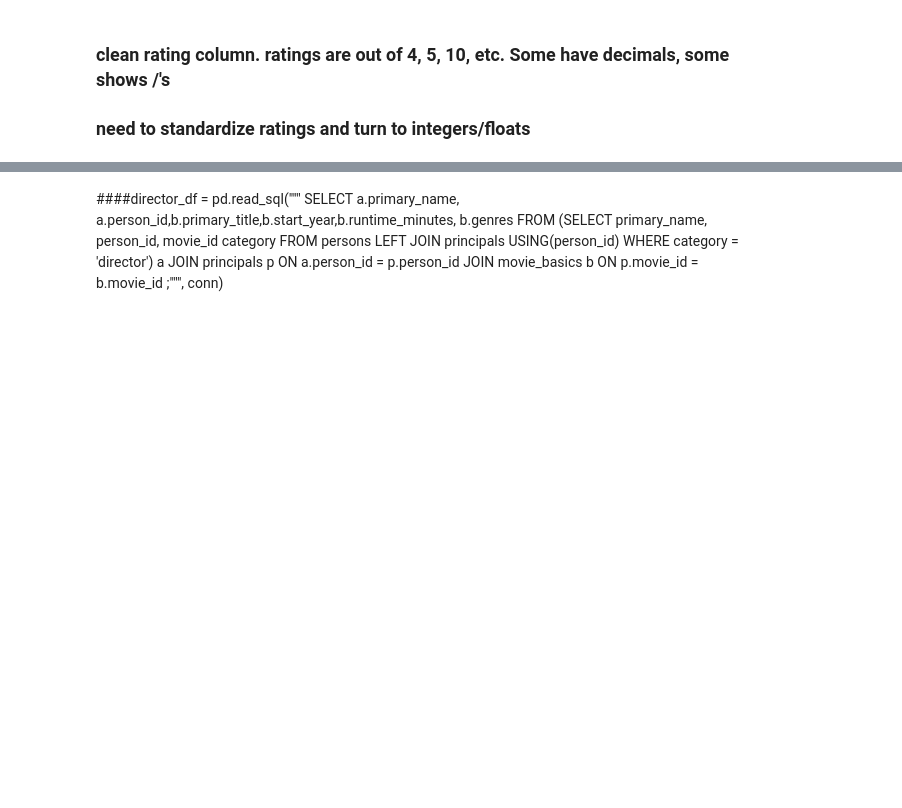
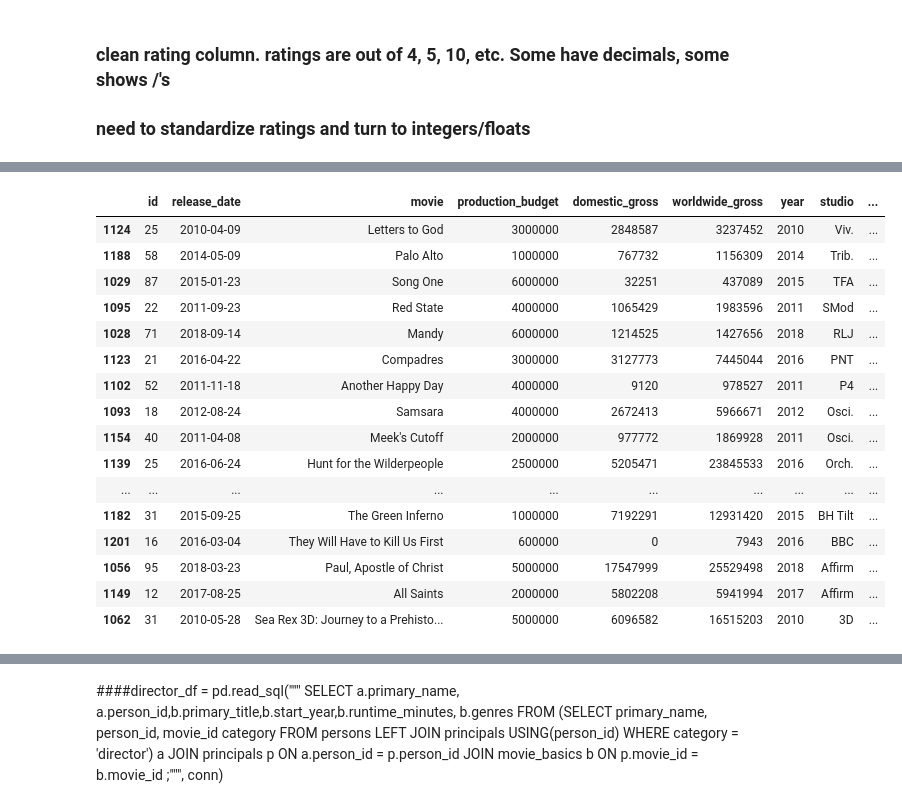
Before and after one commit to ndsecond/capstone-pod-7, a Jupyter notebook: notebooks/prince-dir/prince.ipynb, the cells around one changed output, grey strips where cells are left out. Drawn from its saved outputs; the diff is of its cells as text; code cells hidden in the pictures; blank space fills up the shorter version.

```diff
--- a/notebooks/prince-dir/prince.ipynb
+++ b/notebooks/prince-dir/prince.ipynb
@@ -67,2 +148,0 @@ bom_budgets
-# %%
-bom_budgets['net'] = bom_budgets['worldwide_gross'] - bom_budgets['domestic_gross']
@@ -138,0 +174,20 @@ pandas
+# %%
+low_cost_studios
+# %% [output]
+|  | id | release_date | movie | production_budget | domestic_gross | worldwide_gross | year | studio | ... |
+| 1124 | 25 | 2010-04-09 | Letters to God | 3000000 | 2848587 | 3237452 | 2010 | Viv. | ... |
+| 1188 | 58 | 2014-05-09 | Palo Alto | 1000000 | 767732 | 1156309 | 2014 | Trib. | ... |
+| 1029 | 87 | 2015-01-23 | Song One | 6000000 | 32251 | 437089 | 2015 | TFA | ... |
+| 1095 | 22 | 2011-09-23 | Red State | 4000000 | 1065429 | 1983596 | 2011 | SMod | ... |
+| 1028 | 71 | 2018-09-14 | Mandy | 6000000 | 1214525 | 1427656 | 2018 | RLJ | ... |
+| 1123 | 21 | 2016-04-22 | Compadres | 3000000 | 3127773 | 7445044 | 2016 | PNT | ... |
+| 1102 | 52 | 2011-11-18 | Another Happy Day | 4000000 | 9120 | 978527 | 2011 | P4 | ... |
+| 1093 | 18 | 2012-08-24 | Samsara | 4000000 | 2672413 | 5966671 | 2012 | Osci. | ... |
+| 1154 | 40 | 2011-04-08 | Meek's Cutoff | 2000000 | 977772 | 1869928 | 2011 | Osci. | ... |
+| 1139 | 25 | 2016-06-24 | Hunt for the Wilderpeople | 2500000 | 5205471 | 23845533 | 2016 | Orch. | ... |
+| ... | ... | ... | ... | ... | ... | ... | ... | ... | ... |
+| 1182 | 31 | 2015-09-25 | The Green Inferno | 1000000 | 7192291 | 12931420 | 2015 | BH Tilt | ... |
+| 1201 | 16 | 2016-03-04 | They Will Have to Kill Us First | 600000 | 0 | 7943 | 2016 | BBC | ... |
+| 1056 | 95 | 2018-03-23 | Paul, Apostle of Christ | 5000000 | 17547999 | 25529498 | 2018 | Affirm | ... |
+| 1149 | 12 | 2017-08-25 | All Saints | 2000000 | 5802208 | 5941994 | 2017 | Affirm | ... |
+| 1062 | 31 | 2010-05-28 | Sea Rex 3D: Journey to a Prehisto... | 5000000 | 6096582 | 16515203 | 2010 | 3D | ... |
```
Also changed, not shown: parts of 48 cells of this notebook, 1 other file.
